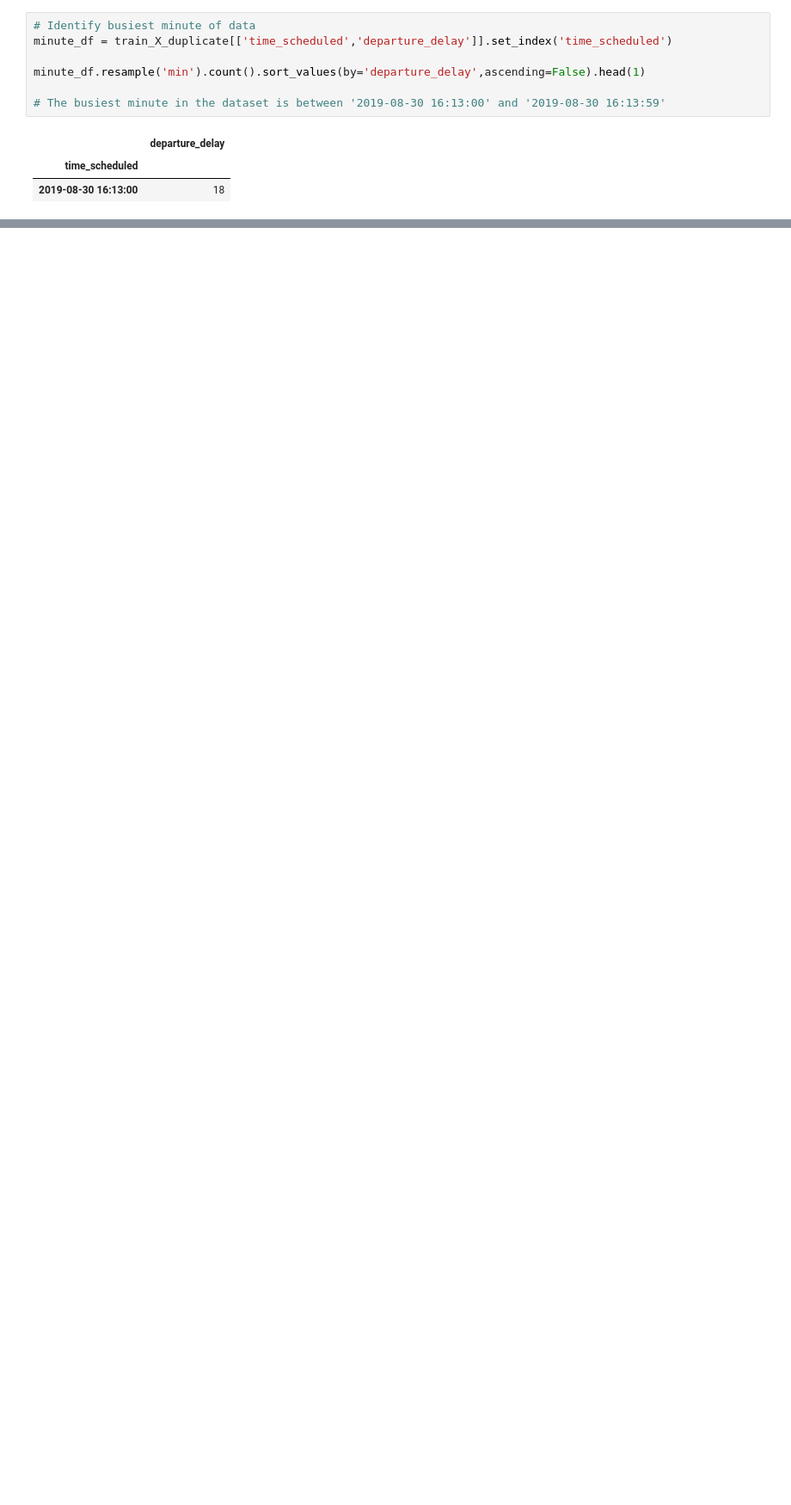
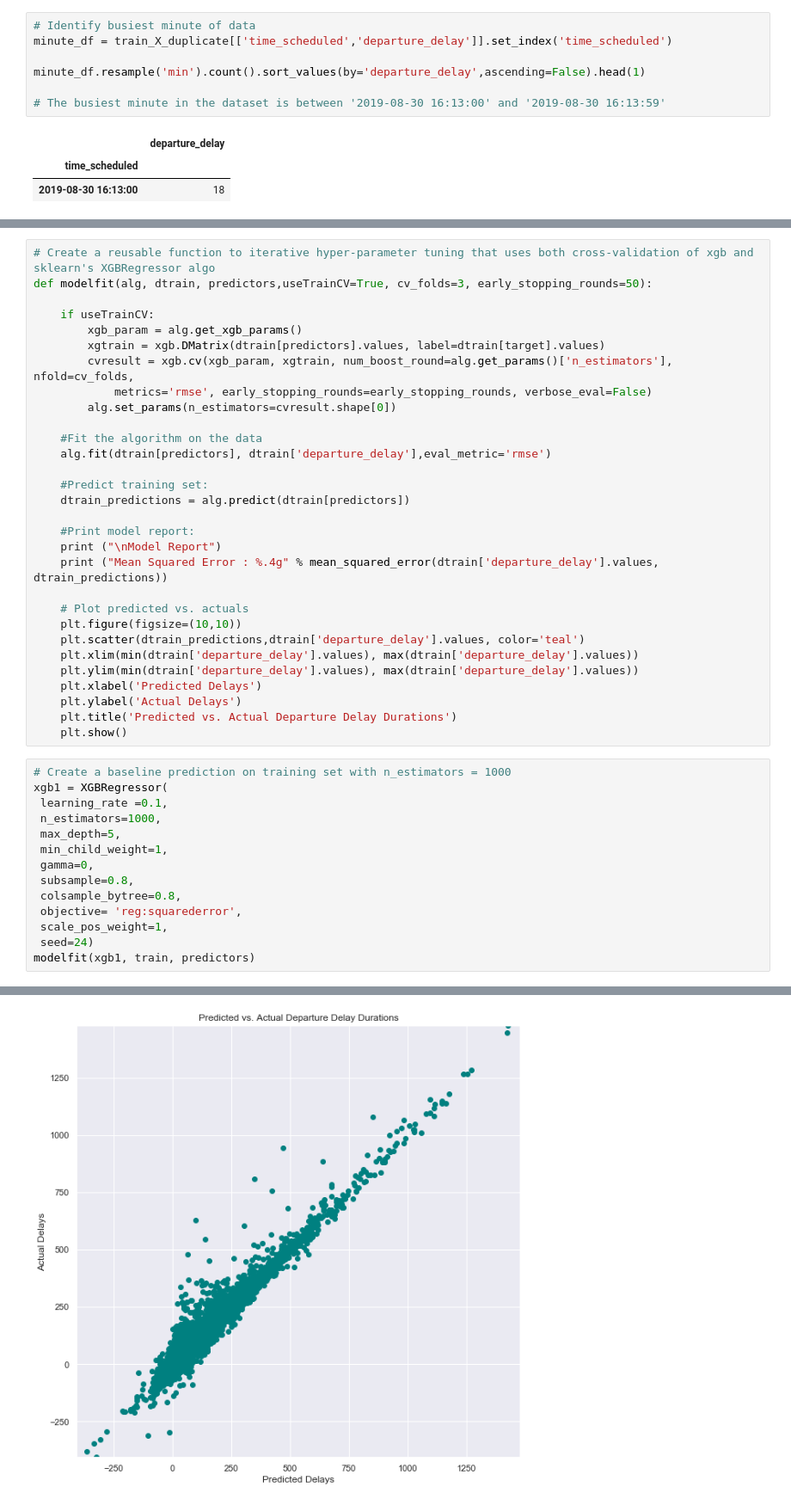
Before and after one commit to jasonsum/Springboard, a Jupyter notebook: RTD_capstone1/modeling.ipynb, the cells around one changed output, grey strips where cells are left out. Shown at 86% size. Saved outputs shown, nothing was run; the diff lists cells and outputs as text; blank space fills up the shorter version.

```diff
--- a/RTD_capstone1/modeling.ipynb
+++ b/RTD_capstone1/modeling.ipynb
@@ -1034,0 +1318,45 @@ ValueError: stmt is neither a string nor callable
+# %%
+# Create a reusable function to iterative hyper-parameter tuning that uses both cross-validation of xgb and sklearn's XGBRegressor algo
+def modelfit(alg, dtrain, predictors,useTrainCV=True, cv_folds=3, early_stopping_rounds=50):
+
+    if useTrainCV:
+        xgb_param = alg.get_xgb_params()
+        xgtrain = xgb.DMatrix(dtrain[predictors].values, label=dtrain[target].values)
+        cvresult = xgb.cv(xgb_param, xgtrain, num_boost_round=alg.get_params()['n_estimators'], nfold=cv_folds,
+            metrics='rmse', early_stopping_rounds=early_stopping_rounds, verbose_eval=False)
+        alg.set_params(n_estimators=cvresult.shape[0])
+
+    #Fit the algorithm on the data
+    alg.fit(dtrain[predictors], dtrain['departure_delay'],eval_metric='rmse')
+
+    #Predict training set:
+    dtrain_predictions = alg.predict(dtrain[predictors])
+
+    #Print model report:
+    print ("\nModel Report")
+    print ("Mean Squared Error : %.4g" % mean_squared_error(dtrain['departure_delay'].values, dtrain_predictions))
+
+    # Plot predicted vs. actuals
+    plt.figure(figsize=(10,10))
+    plt.scatter(dtrain_predictions,dtrain['departure_delay'].values, color='teal')
+    plt.xlim(min(dtrain['departure_delay'].values), max(dtrain['departure_delay'].values))
+    plt.ylim(min(dtrain['departure_delay'].values), max(dtrain['departure_delay'].values))
+    plt.xlabel('Predicted Delays')
+    plt.ylabel('Actual Delays')
+    plt.title('Predicted vs. Actual Departure Delay Durations')
+    plt.show()
+# %%
+# Create a baseline prediction on training set with n_estimators = 1000
+xgb1 = XGBRegressor(
+ learning_rate =0.1,
+ n_estimators=1000,
+ max_depth=5,
+ min_child_weight=1,
+ gamma=0,
+ subsample=0.8,
+ colsample_bytree=0.8,
+ objective= 'reg:squarederror',
+ scale_pos_weight=1,
+ seed=24)
+modelfit(xgb1, train, predictors)
+# %% [output]
@@ -1034,0 +1365 @@ ValueError: stmt is neither a string nor callable
+[figure, added]
```
Also changed, not shown: parts of 51 cells of this notebook, 3 other files.
